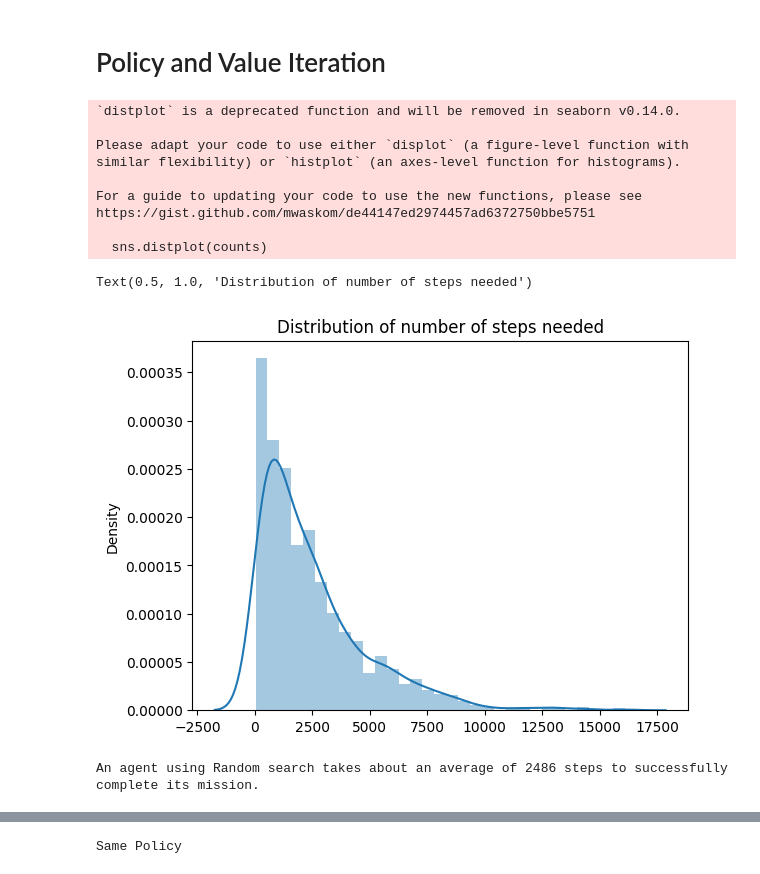
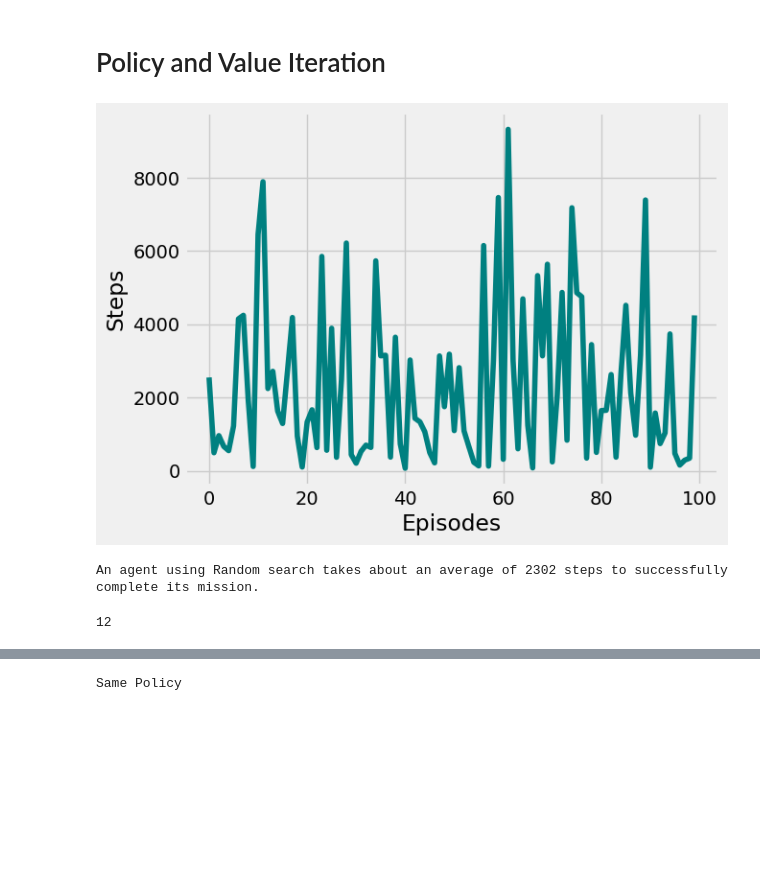
Before and after one commit to juniorq33/Machine-Learning, a Jupyter notebook: Assignment_4/taxi.ipynb, the cells around one changed output, grey strips where cells are left out. Saved outputs shown, nothing was run; the diff lists cells and outputs as text; code cells hidden in the pictures; blank space fills up the shorter version.

```diff
--- a/Assignment_4/taxi.ipynb
+++ b/Assignment_4/taxi.ipynb
@@ -179,11 +181,11 @@ Wall time: 10 s
 
 num_epochs = 0
 total_failed_deliveries = 0
-num_episodes = 10
+num_episodes = 1
 experience_buffer = []
 store_gif = True
 
-for episode in range(1, num_episodes+1):
+for episode in range(num_episodes):
     # Initialize experience buffer
 
     my_env = env.reset()
@@ -253,27 +255,23 @@ def random_policy_steps_count():
         state, reward, done, truncated, info = env.step(env.action_space.sample())
         counter += 1
     return counter
-# %%
-counts = [random_policy_steps_count() for i in range(1000)]
-sns.distplot(counts)
-plt.title("Distribution of number of steps needed")
-# %% [output]
-`distplot` is a deprecated function and will be removed in seaborn v0.14.0.
-
-Please adapt your code to use either `displot` (a figure-level function with
-similar flexibility) or `histplot` (an axes-level function for histograms).
-
-For a guide to updating your code to use the new functions, please see
-https://gist.github.com/mwaskom/de44147ed2974457ad6372750bbe5751
-
-  sns.distplot(counts)
-Text(0.5, 1.0, 'Distribution of number of steps needed')
-[figure, removed]
+# %%
+def plot_graph(total_steps_per_episode):
+    fig, ax = plt.subplots()
+    ax.plot(total_steps_per_episode, color='teal', label='Steps to reach goal', )
+    ax.set_xlabel('Episodes')
+    ax.set_ylabel('Steps')
+    plt.show()
+# %%
+steps = [random_policy_steps_count() for i in range(100)]
+with plt.style.context('fivethirtyeight'):
+    plot_graph(steps)
+# %% [output]
+[figure, added]
 # %%
-print("An agent using Random search takes about an average of " + str(int(np.mean(counts)))
-      + " steps to successfully complete its mission.")
+print("An agent using Random search takes about an average of " + str(int(np.mean(steps)))+ " steps to successfully complete its mission.")
 # %% [output]
-An agent using Random search takes about an average of 2486 steps to successfully complete its mission.
+An agent using Random search takes about an average of 2302 steps to successfully complete its mission.
 # %%
 def policy_eval(policy, env, discount_factor=1.0, theta=0.00001):
     # Start with a random (all 0) value function
@@ -349,2 +352,6 @@ def one_step_lookahead(state, V, discount_factor):
+# %%
+print(iterations_pi)
+# %% [output]
+12
 # %%
 env = gym.make('Taxi-v3')
```
Also changed, not shown: parts of 12 cells of this notebook, 5 other files.
